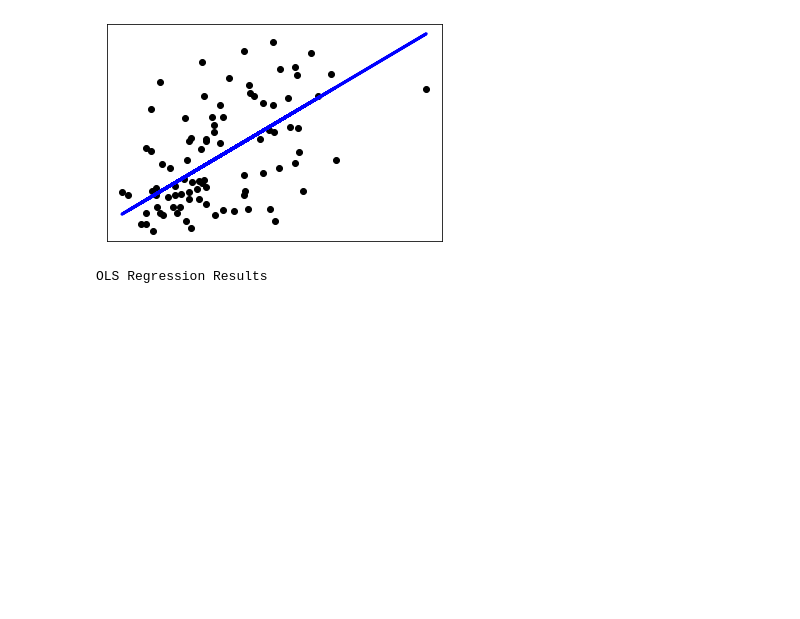
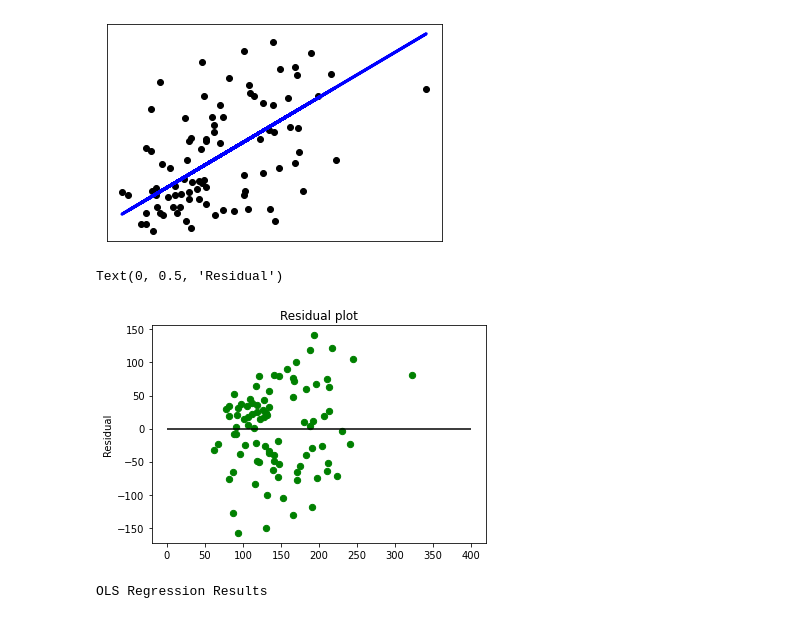
Before and after one commit to anuragbisht12/Machine-Learning-Algorithms, a Jupyter notebook: Linear_Regression.ipynb, the cells around one changed output. Drawn from its saved outputs; the diff is of its cells as text; code cells hidden in the pictures; blank space fills up the shorter version.

```diff
--- a/Linear_Regression.ipynb
+++ b/Linear_Regression.ipynb
@@ -53,6 +53,15 @@ plt.yticks(())
 # %% [output]
 ([], <a list of 0 Text major ticklabel objects>)
 [figure]
+# %%
+#Residual plot
+plt.scatter(diabetes_y_pred, diabetes_y_pred - diabetes_y_test, c='g', s = 40)
+plt.hlines(y=0, xmin=0, xmax=400)
+plt.title('Residual plot')
+plt.ylabel('Residual')
+# %% [output]
+Text(0, 0.5, 'Residual')
+[figure, added]
 # %%
 import statsmodels.api as sm
 model= sm.OLS(diabetes_X_train, diabetes_y_train).fit()
```
